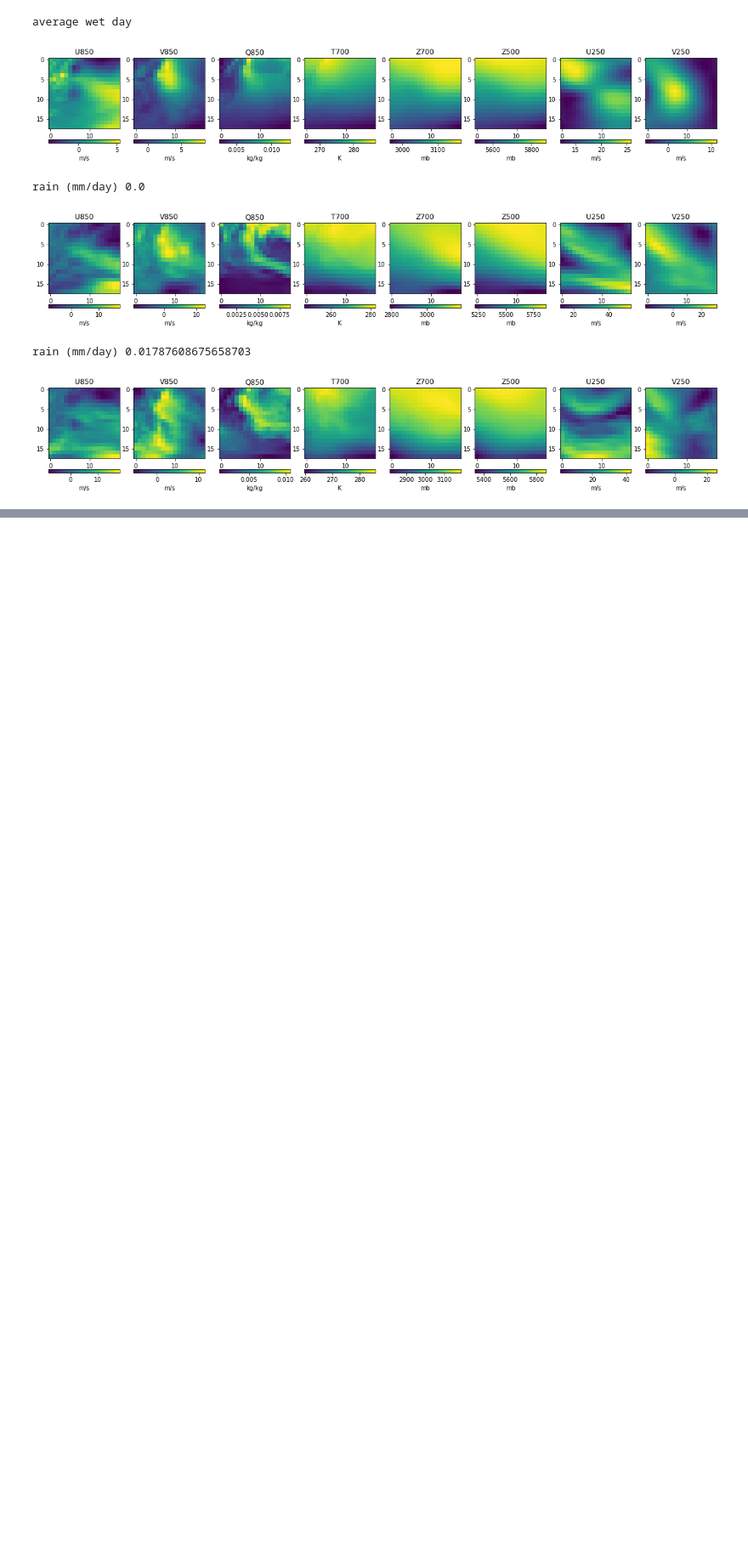
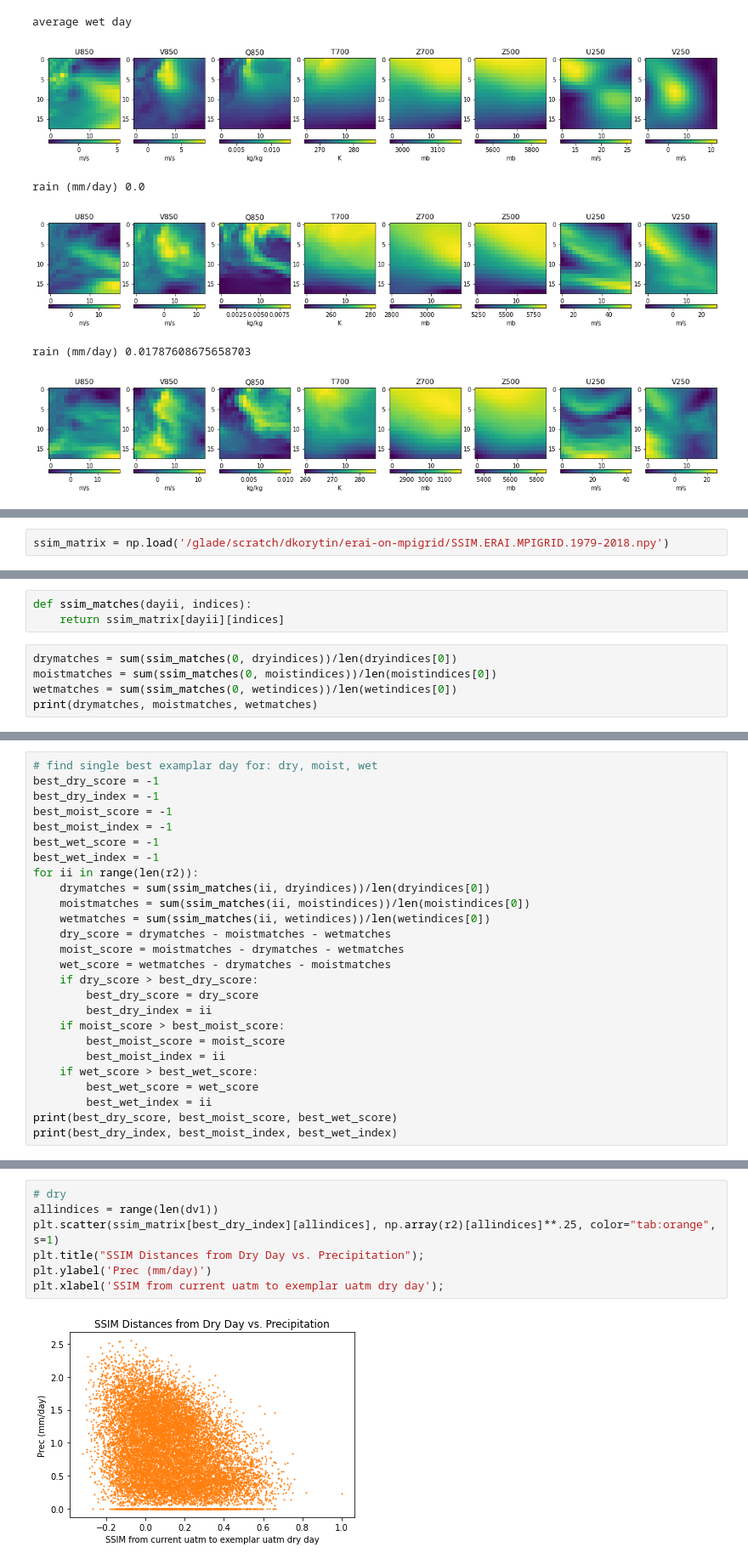
Before and after one commit to NCAR/ml-sm-dk-hf, a Jupyter notebook: notebooks/ssim_uatm_3classes.ipynb, the cells around one changed output, grey strips where cells are left out. Shown at 85% size. Saved outputs shown, nothing was run; the diff lists cells and outputs as text; blank space fills up the shorter version.

```diff
--- a/notebooks/ssim_uatm_3classes.ipynb
+++ b/notebooks/ssim_uatm_3classes.ipynb
@@ -354,0 +371,2 @@ rain (mm/day) 0.01787608675658703
+# %%
+ssim_matrix = np.load('/glade/scratch/dkorytin/erai-on-mpigrid/SSIM.ERAI.MPIGRID.1979-2018.npy')
@@ -354,0 +378,8 @@ rain (mm/day) 0.01787608675658703
+# %%
+def ssim_matches(dayii, indices):
+    return ssim_matrix[dayii][indices]
+# %%
+drymatches = sum(ssim_matches(0, dryindices))/len(dryindices[0])
+moistmatches = sum(ssim_matches(0, moistindices))/len(moistindices[0])
+wetmatches = sum(ssim_matches(0, wetindices))/len(wetindices[0])
+print(drymatches, moistmatches, wetmatches)
@@ -354,0 +388,26 @@ rain (mm/day) 0.01787608675658703
+# %%
+# find single best examplar day for: dry, moist, wet
+best_dry_score = -1
+best_dry_index = -1
+best_moist_score = -1
+best_moist_index = -1
+best_wet_score = -1
+best_wet_index = -1
+for ii in range(len(r2)):
+    drymatches = sum(ssim_matches(ii, dryindices))/len(dryindices[0])
+    moistmatches = sum(ssim_matches(ii, moistindices))/len(moistindices[0])
+    wetmatches = sum(ssim_matches(ii, wetindices))/len(wetindices[0])
+    dry_score = drymatches - moistmatches - wetmatches
+    moist_score = moistmatches - drymatches - wetmatches
+    wet_score = wetmatches - drymatches - moistmatches
+    if dry_score > best_dry_score:
+        best_dry_score = dry_score
+        best_dry_index = ii
+    if moist_score > best_moist_score:
+        best_moist_score = moist_score
+        best_moist_index = ii
+    if wet_score > best_wet_score:
+        best_wet_score = wet_score
+        best_wet_index = ii
+print(best_dry_score, best_moist_score, best_wet_score)
+print(best_dry_index, best_moist_index, best_wet_index)
@@ -354,0 +450,9 @@ rain (mm/day) 0.01787608675658703
+# %%
+# dry
+allindices = range(len(dv1))
+plt.scatter(ssim_matrix[best_dry_index][allindices], np.array(r2)[allindices]**.25, color="tab:orange", s=1)
+plt.title("SSIM Distances from Dry Day vs. Precipitation");
+plt.ylabel('Prec (mm/day)')
+plt.xlabel('SSIM from current uatm to exemplar uatm dry day');
+# %% [output]
+[figure, added]
```
Also changed, not shown: parts of 26 cells of this notebook.
